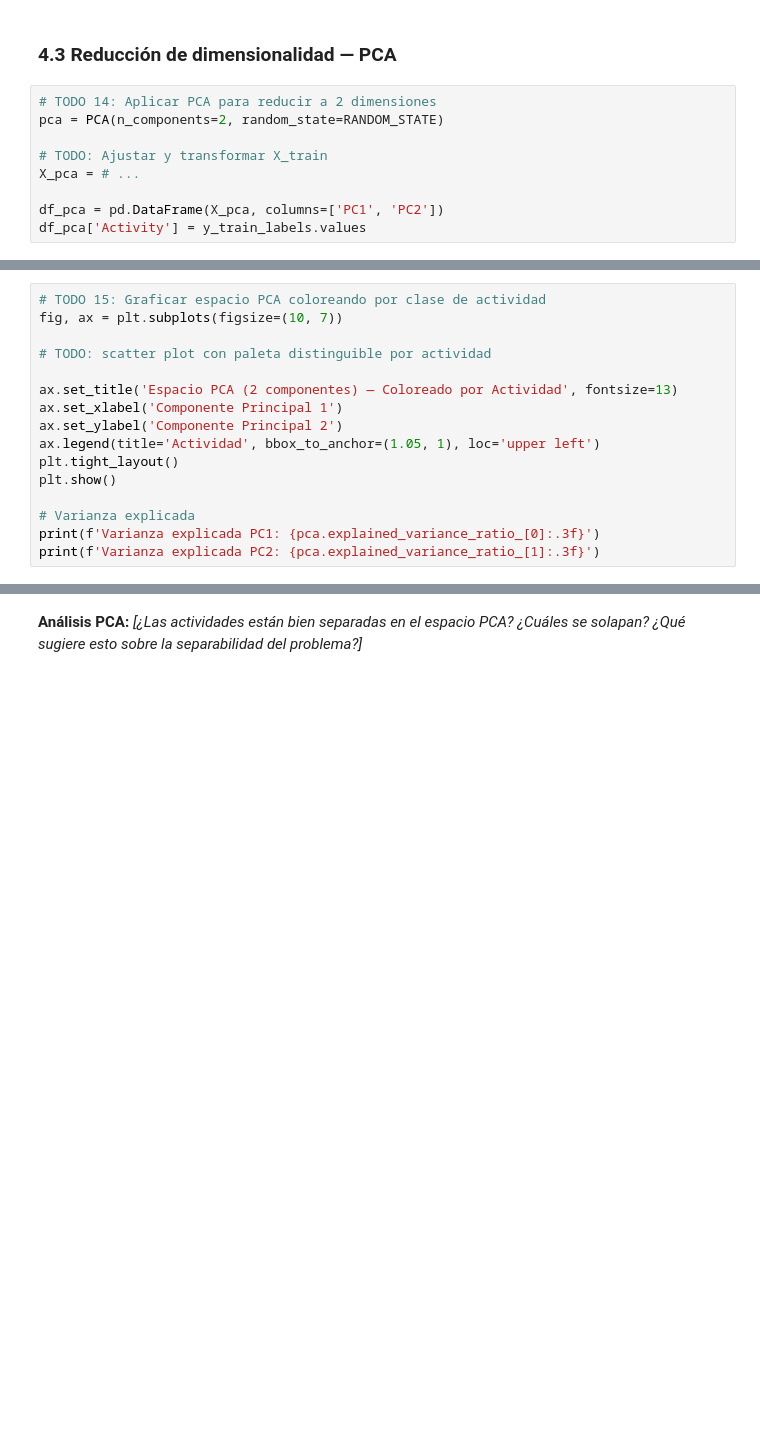
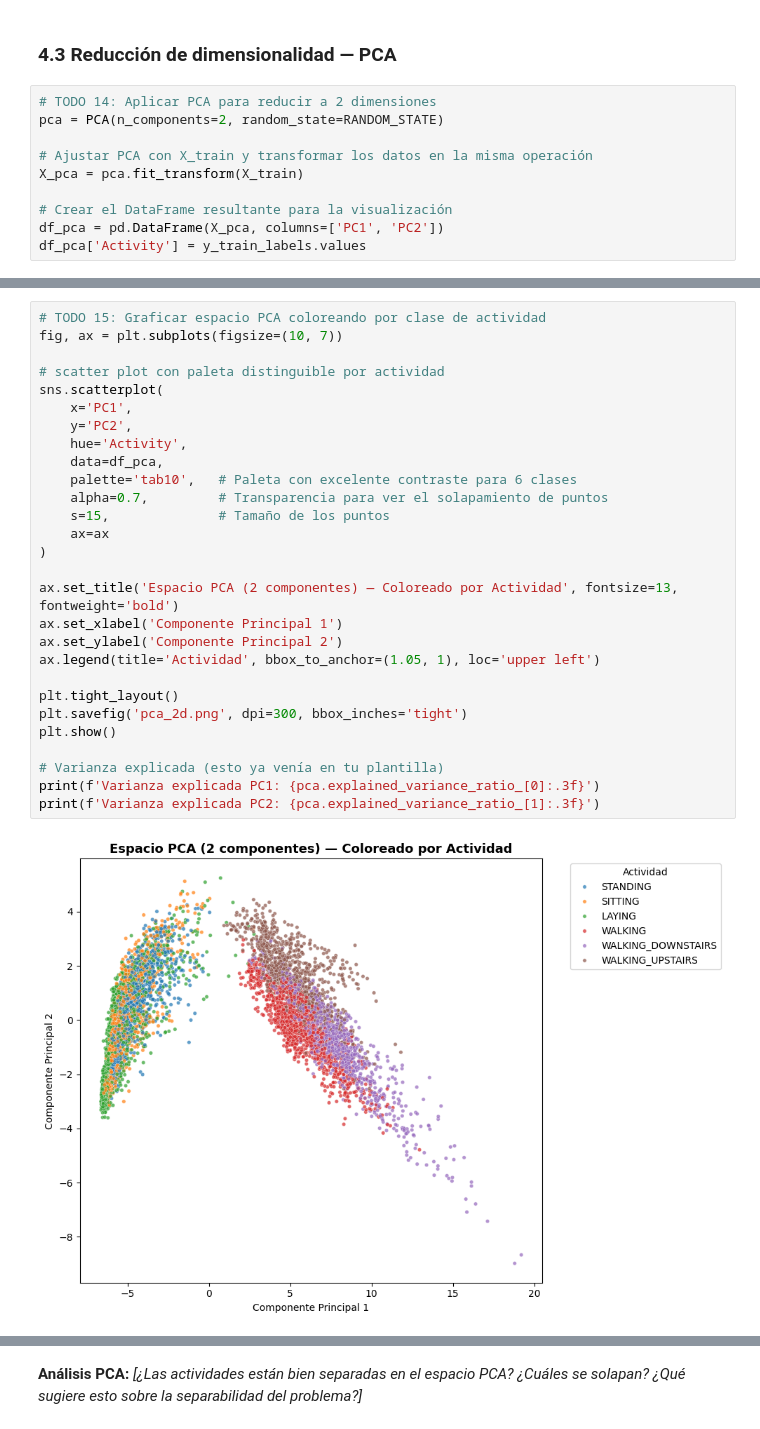
Before and after one commit to sctavo/HAR-ML, a Jupyter notebook: notebook_fase1_grupo05.ipynb, the cells around one changed output, grey strips where cells are left out. Cells and saved outputs as stored; diff of their text form; blank space fills up the shorter version.

```diff
--- a/notebook_fase1_grupo05.ipynb
+++ b/notebook_fase1_grupo05.ipynb
@@ -291,8 +384,9 @@ plt.show()
 # TODO 14: Aplicar PCA para reducir a 2 dimensiones
 pca = PCA(n_components=2, random_state=RANDOM_STATE)
 
-# TODO: Ajustar y transformar X_train
-X_pca = # ...
+# Ajustar PCA con X_train y transformar los datos en la misma operación
+X_pca = pca.fit_transform(X_train)
 
+# Crear el DataFrame resultante para la visualización
 df_pca = pd.DataFrame(X_pca, columns=['PC1', 'PC2'])
 df_pca['Activity'] = y_train_labels.values
@@ -299,16 +402,30 @@ df_pca['Activity'] = y_train_labels.values
 # %%
 # TODO 15: Graficar espacio PCA coloreando por clase de actividad
 fig, ax = plt.subplots(figsize=(10, 7))
 
-# TODO: scatter plot con paleta distinguible por actividad
+# scatter plot con paleta distinguible por actividad
+sns.scatterplot(
+    x='PC1',
+    y='PC2',
+    hue='Activity',
+    data=df_pca,
+    palette='tab10',   # Paleta con excelente contraste para 6 clases
+    alpha=0.7,         # Transparencia para ver el solapamiento de puntos
+    s=15,              # Tamaño de los puntos
+    ax=ax
+)
 
-ax.set_title('Espacio PCA (2 componentes) — Coloreado por Actividad', fontsize=13)
+ax.set_title('Espacio PCA (2 componentes) — Coloreado por Actividad', fontsize=13, fontweight='bold')
 ax.set_xlabel('Componente Principal 1')
 ax.set_ylabel('Componente Principal 2')
 ax.legend(title='Actividad', bbox_to_anchor=(1.05, 1), loc='upper left')
+
 plt.tight_layout()
+plt.savefig('pca_2d.png', dpi=300, bbox_inches='tight')
 plt.show()
 
-# Varianza explicada
+# Varianza explicada (esto ya venía en tu plantilla)
 print(f'Varianza explicada PC1: {pca.explained_variance_ratio_[0]:.3f}')
 print(f'Varianza explicada PC2: {pca.explained_variance_ratio_[1]:.3f}')
+# %% [output]
+[figure, added]
```
Also changed, not shown: parts of 17 cells of this notebook, 5 other files.
